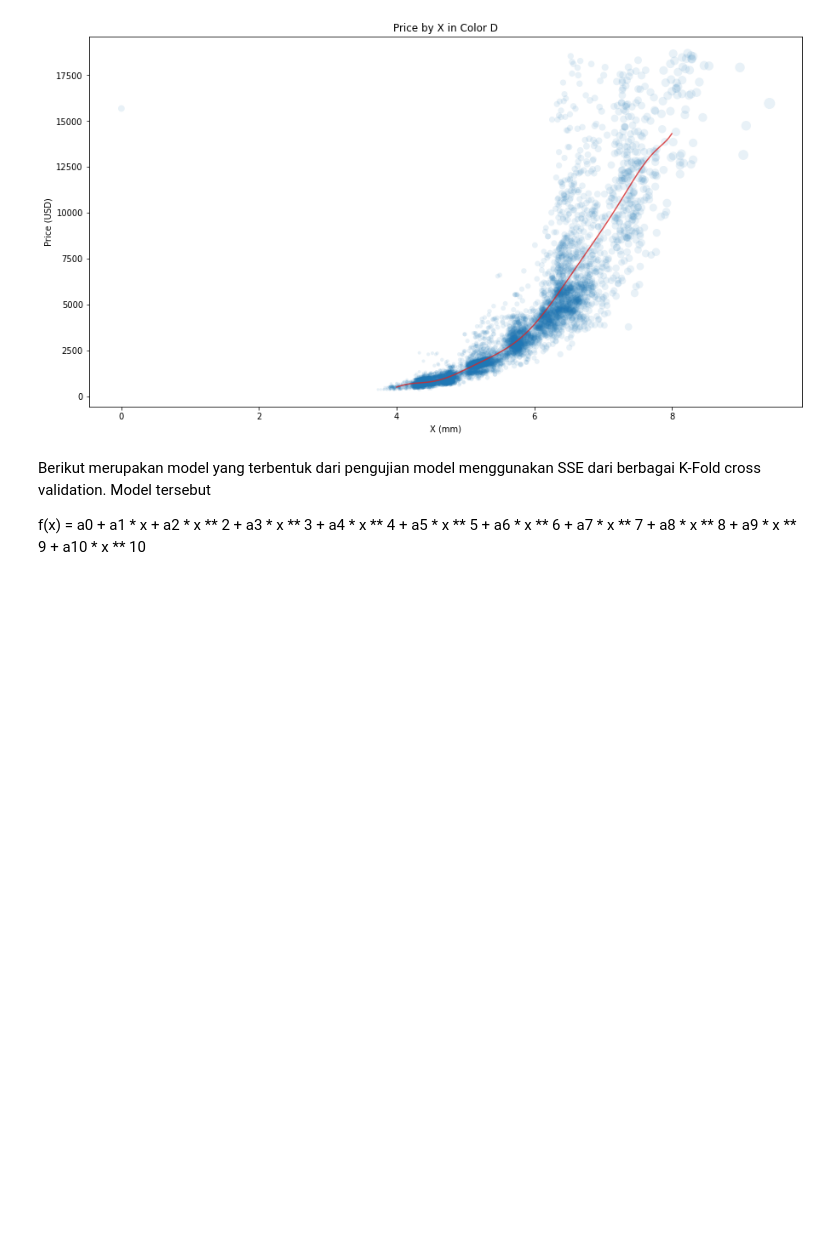
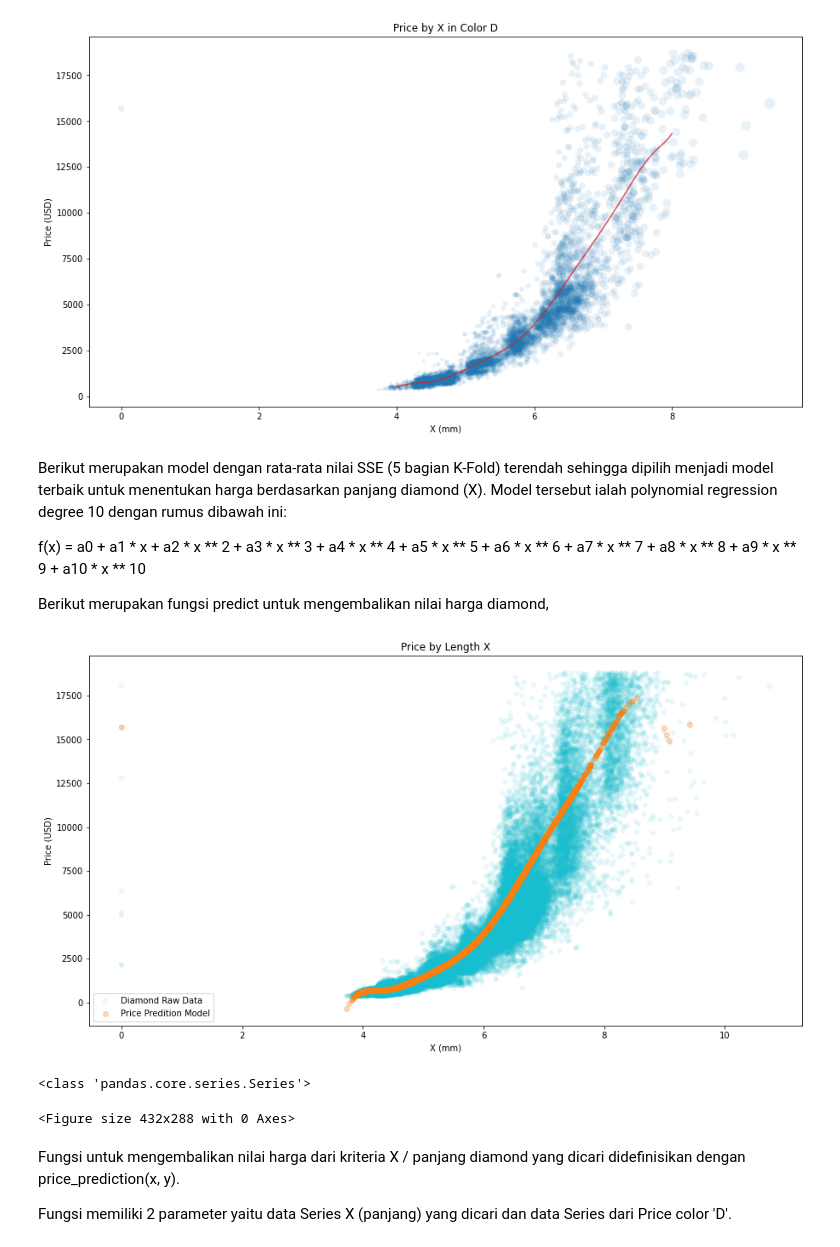
Before and after one commit to michaelmanurung/Numerical-Method-Project, a Jupyter notebook: Diamond_data_exploration.ipynb, the cells around one changed output. Cells and saved outputs as stored; diff of their text form; code cells hidden in the pictures; blank space fills up the shorter version.

Commit message:
Final plotting and description

```diff
--- a/Diamond_data_exploration.ipynb
+++ b/Diamond_data_exploration.ipynb
@@ -11,7 +11,7 @@ import numpy as np
 import matplotlib.pyplot as plt
 # %%
 # store csv file as DataFrame & set Collumn 'no' as index
-diamondDataFrame = pd.read_csv('diamonds.csv').set_index('No')
+diamondDataFrame = pd.read_csv('diamonds.csv').set_index('Unnamed: 0')
 
 # menghitung rata-rata carat dari tiap warna berlian dan mengurutkannya dari yang terbaik (D) hingga terburuk (J)
 colorMeanDF = diamondDataFrame.groupby('color').mean().sort_values('color', ascending=True)
@@ -736,6 +737,8 @@ plt.show()
 # %% [output]
 [figure]
 # %% [markdown]
-Berikut merupakan model yang terbentuk dari pengujian model menggunakan SSE dari berbagai K-Fold cross validation. Model tersebut
+Berikut merupakan model dengan rata-rata nilai SSE (5 bagian K-Fold) terendah sehingga dipilih menjadi model terbaik untuk menentukan harga berdasarkan panjang diamond (X). Model tersebut ialah polynomial regression degree 10 dengan rumus dibawah ini:
 
 f(x) = a0 + a1 * x + a2 * x ** 2 + a3 * x ** 3 + a4 * x ** 4 + a5 * x ** 5 + a6 * x ** 6 + a7 * x ** 7 + a8 * x ** 8 + a9 * x ** 9 + a10 * x ** 10
+
+Berikut merupakan fungsi predict untuk mengembalikan nilai harga diamond,
@@ -755,0 +745,27 @@ f(x) = a0 + a1 * x + a2 * x ** 2 + a3 * x ** 3 + a4 * x ** 4 + a5 * x ** 5 + a6
+# %%
+def price_prediction(x, y):
+    y_preds = np.polyfit(x, y, 10)
+    return np.polyval(y_preds, x)
+
+# list nilai y hasil prediksi model dengan data
+price_res = price_prediction(xPriceDF[xdPriceDF]['x'], xPriceDF[xdPriceDF]['price'])
+
+plt.figure(figsize=[15,8])
+plt.title('Price by Length X')
+plt.xlabel('X (mm)')
+plt.ylabel('Price (USD)')
+plt.scatter(diamondDataFrame['x'], diamondDataFrame['price'], color='tab:cyan', edgecolors='none', alpha=0.1, label='Diamond Raw Data')
+plt.scatter(xPriceDF[xdPriceDF]['x'], price_res, color='tab:orange', alpha=0.3, label='Price Predition Model')
+plt.legend(loc='best')
+plt.show()
+plt.clf()
+
+print(type(xPriceDF[xdPriceDF]['x']))
+# %% [output]
+[figure, added]
+<class 'pandas.core.series.Series'>
+<Figure size 432x288 with 0 Axes>
+# %% [markdown]
+Fungsi untuk mengembalikan nilai harga dari kriteria X / panjang diamond yang dicari didefinisikan dengan  price_prediction(x, y).
+
+Fungsi memiliki 2 parameter yaitu data Series X (panjang) yang dicari dan data Series dari Price color 'D'.
```
Also changed, not shown: parts of 2 cells of this notebook, 1 other file.
